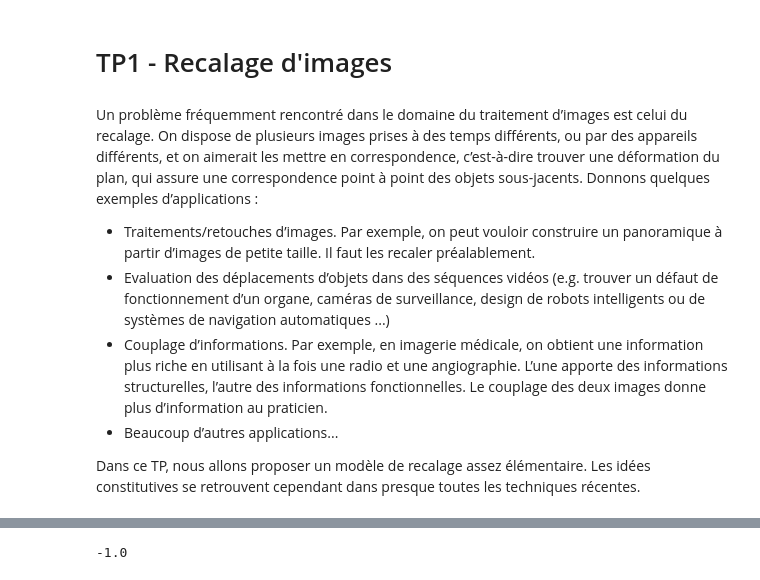
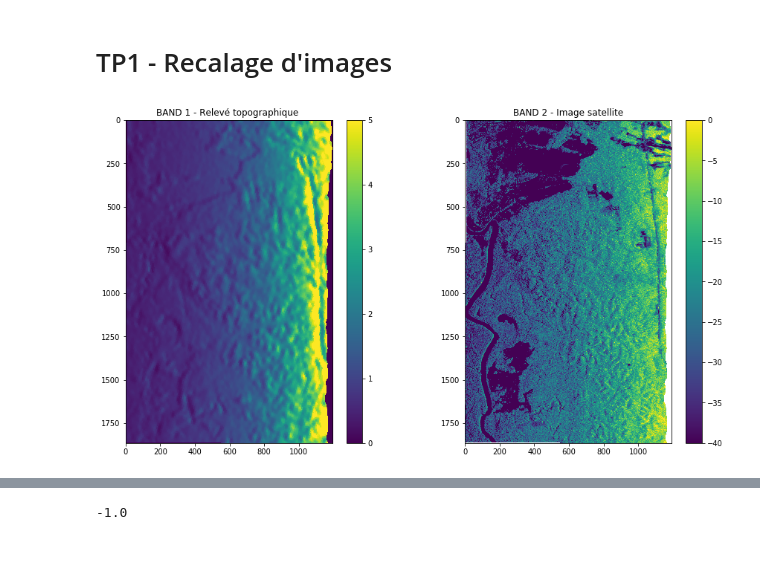
Before and after one commit to YamSok/CESBIO_BIOMASS, a Jupyter notebook: optim.ipynb, the cells around one changed output, grey strips where cells are left out. Saved outputs shown, nothing was run; the diff lists cells and outputs as text; code cells hidden in the pictures; blank space fills up the shorter version.

```diff
--- a/optim.ipynb
+++ b/optim.ipynb
@@ -9,14 +9,6 @@ from scipy import interpolate
 from PIL import Image
 import matplotlib.pyplot as plt
 import cv2
-# %% [markdown]
-Un problème fréquemment rencontré dans le domaine du traitement d’images est celui du recalage. On dispose de plusieurs images prises à des temps différents, ou par des appareils différents, et on aimerait les mettre en correspondence, c’est-à-dire trouver une déformation du plan, qui assure une correspondence point à point des objets sous-jacents. Donnons quelques exemples d’applications :
-* Traitements/retouches d’images. Par exemple, on peut vouloir construire un panoramique à partir d’images de petite taille. Il faut les recaler préalablement.
-* Evaluation des déplacements d’objets dans des séquences vidéos (e.g. trouver un défaut de fonctionnement d’un organe, caméras de surveillance, design de robots intelligents ou de systèmes de navigation automatiques ...)
-* Couplage d’informations. Par exemple, en imagerie médicale, on obtient une information plus riche en utilisant à la fois une radio et une angiographie. L’une apporte des informations structurelles, l’autre des informations fonctionnelles. Le couplage des deux images donne plus d’information au praticien.
-* Beaucoup d’autres applications...
-
-Dans ce TP, nous allons proposer un modèle de recalage assez élémentaire. Les idées constitutives se retrouvent cependant dans presque toutes les techniques récentes.
 # %%
 def interpol(f,ux,uy) :
     # function that computes f \circ Id+u and interpolates it on a mesh
@@ -183,3 +179,17 @@ def get_images():
     band2 = np.loadtxt("band2.txt")
     return band1, band2
 b1,b2 = get_images()
+# %%
+fig,ax = plt.subplots(1,2, figsize=(15,8))
+
+im1 = ax[0].imshow(b1, vmin = 0, vmax = 5)
+ax[0].set_title("BAND 1 - Relevé topographique ")
+fig.colorbar(im1,ax=ax[0])
+
+im2 = ax[1].imshow(10*np.log(b2),vmin=-40,vmax=0)
+ax[1].set_title("BAND 2 - Image satellite")
+fig.colorbar(im2,ax=ax[1])
+
+plt.show()
+# %% [output]
+[figure, added]
```
Also changed, not shown: parts of 10 cells of this notebook, 1 other file.
